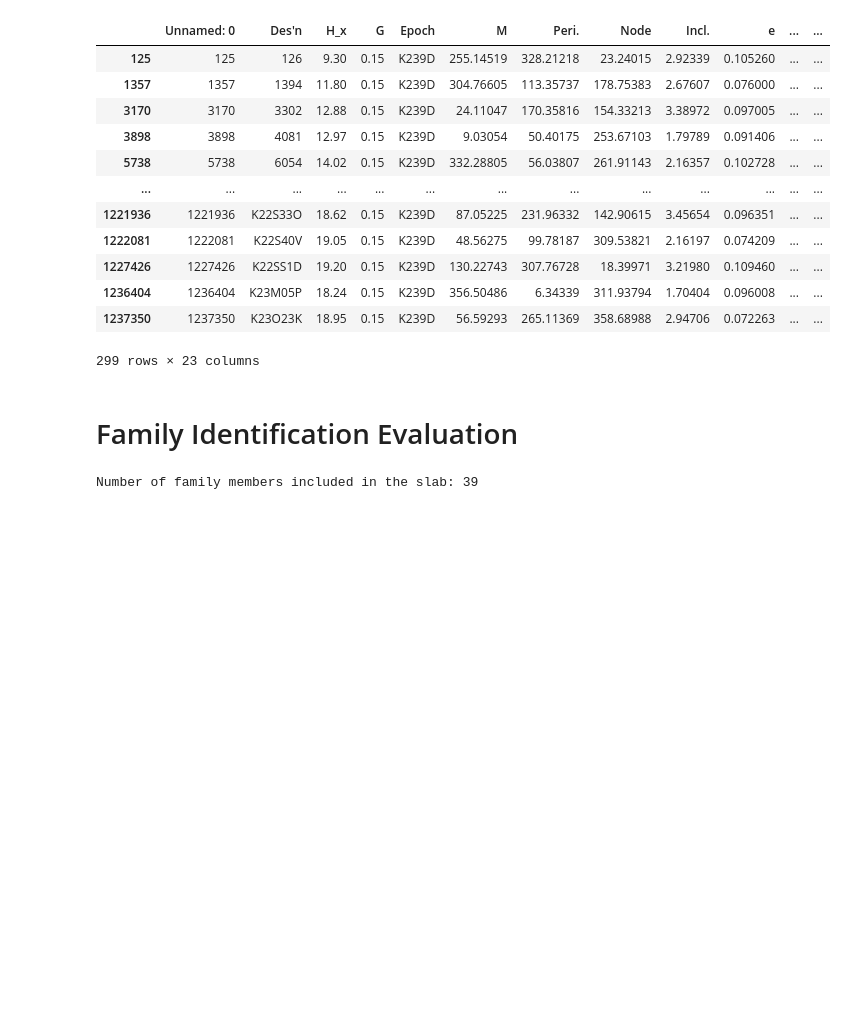
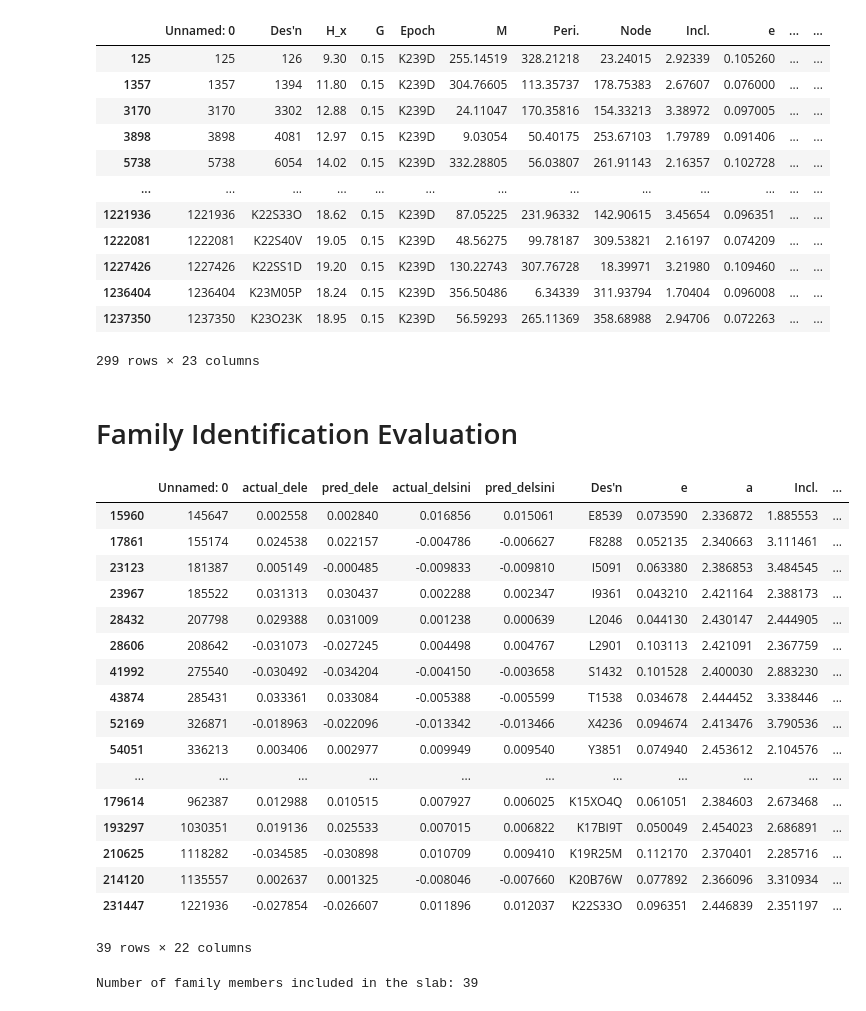
Before and after one commit to YangShen31/proper_elements_prediction, a Jupyter notebook: 4_family_identification/4.1_family_identification.ipynb, the cells around one changed output. Drawn from its saved outputs; the diff is of its cells as text; code cells hidden in the pictures; blank space fills up the shorter version.

```diff
--- a/4_family_identification/4.1_family_identification.ipynb
+++ b/4_family_identification/4.1_family_identification.ipynb
@@ -84,6 +84,27 @@ family_pred_df = df_xgb[df_xgb["Des'n"].isin(name_list)]
 
 d_df_pred = slab_d_calc(family_df, family_pred_df, df_xgb, "pred")
 d_df_osc = slab_d_calc(family_df, family_pred_df, df_xgb, "osculating")
+# %%
+family_pred_df
+# %% [output]
+|  | Unnamed: 0 | actual_dele | pred_dele | actual_delsini | pred_delsini | Des'n | e | a | Incl. | ... |
+| 15960 | 145647 | 0.002558 | 0.002840 | 0.016856 | 0.015061 | E8539 | 0.073590 | 2.336872 | 1.885553 | ... |
+| 17861 | 155174 | 0.024538 | 0.022157 | -0.004786 | -0.006627 | F8288 | 0.052135 | 2.340663 | 3.111461 | ... |
+| 23123 | 181387 | 0.005149 | -0.000485 | -0.009833 | -0.009810 | I5091 | 0.063380 | 2.386853 | 3.484545 | ... |
+| 23967 | 185522 | 0.031313 | 0.030437 | 0.002288 | 0.002347 | I9361 | 0.043210 | 2.421164 | 2.388173 | ... |
+| 28432 | 207798 | 0.029388 | 0.031009 | 0.001238 | 0.000639 | L2046 | 0.044130 | 2.430147 | 2.444905 | ... |
+| 28606 | 208642 | -0.031073 | -0.027245 | 0.004498 | 0.004767 | L2901 | 0.103113 | 2.421091 | 2.367759 | ... |
+| 41992 | 275540 | -0.030492 | -0.034204 | -0.004150 | -0.003658 | S1432 | 0.101528 | 2.400030 | 2.883230 | ... |
+| 43874 | 285431 | 0.033361 | 0.033084 | -0.005388 | -0.005599 | T1538 | 0.034678 | 2.444452 | 3.338446 | ... |
+| 52169 | 326871 | -0.018963 | -0.022096 | -0.013342 | -0.013466 | X4236 | 0.094674 | 2.413476 | 3.790536 | ... |
+| 54051 | 336213 | 0.003406 | 0.002977 | 0.009949 | 0.009540 | Y3851 | 0.074940 | 2.453612 | 2.104576 | ... |
+| ... | ... | ... | ... | ... | ... | ... | ... | ... | ... | ... |
+| 179614 | 962387 | 0.012988 | 0.010515 | 0.007927 | 0.006025 | K15XO4Q | 0.061051 | 2.384603 | 2.673468 | ... |
+| 193297 | 1030351 | 0.019136 | 0.025533 | 0.007015 | 0.006822 | K17BI9T | 0.050049 | 2.454023 | 2.686891 | ... |
+| 210625 | 1118282 | -0.034585 | -0.030898 | 0.010709 | 0.009410 | K19R25M | 0.112170 | 2.370401 | 2.285716 | ... |
+| 214120 | 1135557 | 0.002637 | 0.001325 | -0.008046 | -0.007660 | K20B76W | 0.077892 | 2.366096 | 3.310934 | ... |
+| 231447 | 1221936 | -0.027854 | -0.026607 | 0.011896 | 0.012037 | K22S33O | 0.096351 | 2.446839 | 2.351197 | ... |
+39 rows × 22 columns
 # %%
 # Number of family members included in ths slab
 d_df_single = d_df_pred.drop_duplicates(subset = ["name_asteroid"])
```
Also changed, not shown: parts of 8 cells of this notebook, 9 other files.
